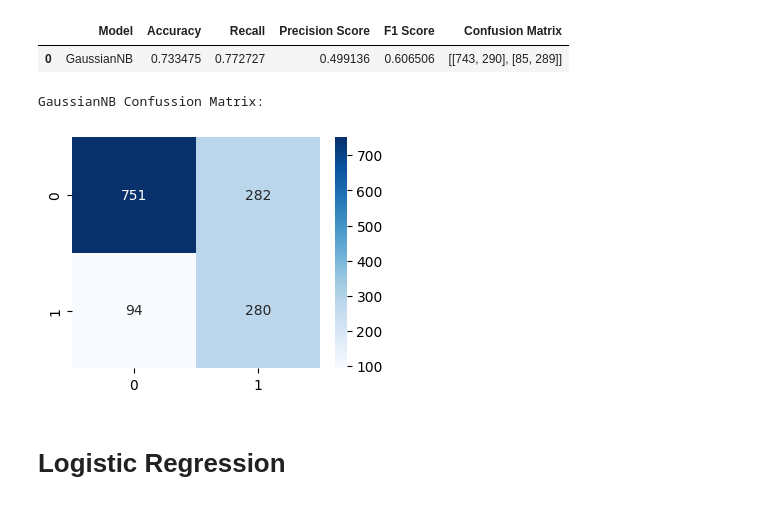
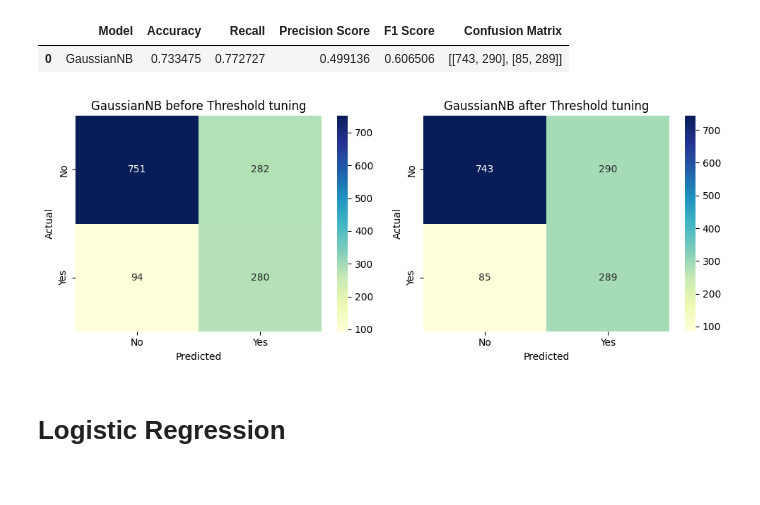
Before and after one commit to Md-Maruf-1727/customer-churn-prediction-ml, a Jupyter notebook: NoteBooks/04_model_training.ipynb, the cells around one changed output. Drawn from its saved outputs; the diff is of its cells as text; code cells hidden in the pictures.

Commit message:
confusion metrix

```diff
--- a/NoteBooks/04_model_training.ipynb
+++ b/NoteBooks/04_model_training.ipynb
@@ -219,14 +219,26 @@ gnb_result_threshold
 Matrics After Threshold Tuning:
 |  | Model | Accuracy | Recall | Precision Score | F1 Score | Confusion Matrix |
 | 0 | GaussianNB | 0.733475 | 0.772727 | 0.499136 | 0.606506 | [[743, 290], [85, 289]] |
-# %%
-print("GaussianNB Confussion Matrix:")
-plt.figure(figsize=(4,3))
-sns.heatmap(gnb_confusion, annot=True, fmt='g', cmap='Blues')
-plt.show()
-# %% [output]
-GaussianNB Confussion Matrix:
-[figure, removed]
+# %%
+confussion_matrixes = [gnb_confusion, gnb_threshold_confusion]
+titles = ['GaussianNB before Threshold tuning', 'GaussianNB after Threshold tuning']
+
+fig, axes = plt.subplots(1, 2, figsize=(10, 4))
+labels = ['No', 'Yes']
+
+for ax, cm, title in zip(axes, confussion_matrixes, titles):
+    sns.heatmap(
+        cm, annot=True, fmt='g', cmap='YlGnBu', ax= ax,
+        xticklabels=labels, yticklabels=labels
+    )
+    ax.set_title(title)
+    ax.set_xlabel('Predicted')
+    ax.set_ylabel('Actual')
+
+plt.tight_layout()
+plt.show()
+# %% [output]
+[figure, added]
 # %% [markdown]
 # Logistic Regression
 # %%
```
Also changed, not shown: parts of 4 cells of this notebook.
